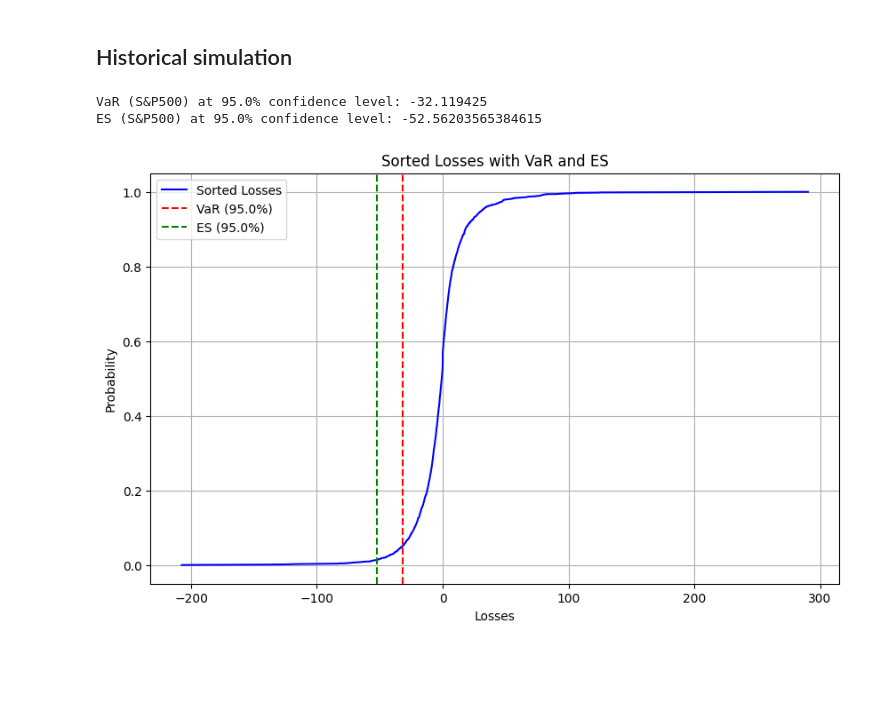
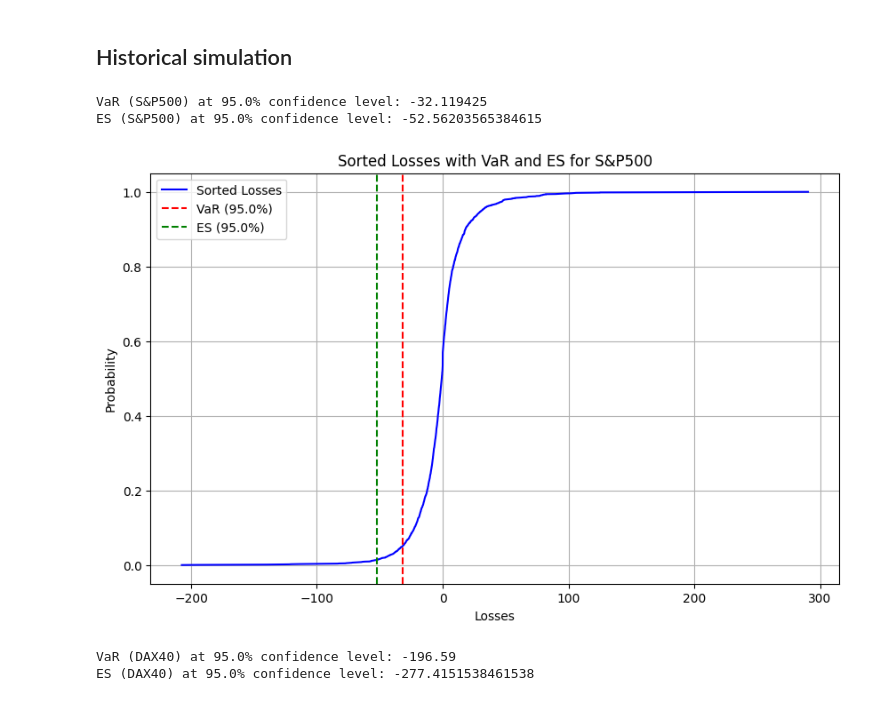
Before and after one commit to Dhruvs120/Quantitative_Risk_Management_Assignments, a Jupyter notebook: initial_notebook.ipynb, the cells around one changed output. Drawn from its saved outputs; the diff is of its cells as text; code cells hidden in the pictures; blank space fills up the shorter version.

```diff
--- a/initial_notebook.ipynb
+++ b/initial_notebook.ipynb
@@ -326,42 +326,60 @@ def main():
 # %% [markdown]
 ## Historical simulation
 # %%
-# Extract historical losses for S&P500
+import matplotlib.pyplot as plt
+import numpy as np
+
+def calculate_var_es(losses, confidence_level):
+    """
+    Calculate Value at Risk (VaR) and Expected Shortfall (ES) for given losses and confidence level.
+    """
+    sorted_losses = losses.sort_values()
+    var_index = int((1 - confidence_level) * len(sorted_losses))
+    VaR = sorted_losses.iloc[var_index]
+    ES = sorted_losses.iloc[:var_index].mean()
+    return VaR, ES, sorted_losses
+
+def plot_losses(sorted_losses, VaR, ES, confidence_level, title):
+    """
+    Plot sorted losses with VaR and ES highlighted.
+    """
+    plt.figure(figsize=(10, 6))
+    plt.plot(sorted_losses.values, np.linspace(0, 1, len(sorted_losses), endpoint=False), label='Sorted Losses', color='blue')
+    plt.axvline(x=VaR, color='red', linestyle='--', label=f'VaR ({confidence_level * 100}%)')
+    plt.axvline(x=ES, color='green', linestyle='--', label=f'ES ({confidence_level * 100}%)')
+    plt.xlabel('Losses')
+    plt.ylabel('Probability')
+    plt.title(title)
+    plt.legend()
+    plt.grid()
+    plt.show()
+
+# Define confidence level
+confidence_level = 0.95
+
+# S&P500
 sp500_losses = main_df[(main_df['Date'] >= '2012-01-04') & (main_df['Date'] <= '2021-12-31')]['C_S&P500_Loss'].dropna()
-
-# Sort the losses in ascending order
-sorted_losses = sp500_losses.sort_values()
-
-# Calculate the index for the VaR based on the confidence level
-var_index = int((1 - confidence_level) * len(sorted_losses))
-
-# Calculate VaR
-VaR_sp500 = sorted_losses.iloc[var_index]
-
-# Calculate ES (average of losses beyond VaR)
-ES_sp500 = sorted_losses.iloc[:var_index].mean()
-
+VaR_sp500, ES_sp500, sorted_sp500_losses = calculate_var_es(sp500_losses, confidence_level)
 print(f"VaR (S&P500) at {confidence_level * 100}% confidence level: {VaR_sp500}")
 print(f"ES (S&P500) at {confidence_level * 100}% confidence level: {ES_sp500}")
+plot_losses(sorted_sp500_losses, VaR_sp500, ES_sp500, confidence_level, 'Sorted Losses with VaR and ES for S&P500')
 
-import matplotlib.pyplot as plt
+# DAX40
+dax40_losses = main_df[(main_df['Date'] >= '2012-01-04') & (main_df['Date'] <= '2021-12-31')]['C_Dax40_Loss'].dropna()
+VaR_dax40, ES_dax40, sorted_dax40_losses = calculate_var_es(dax40_losses, confidence_level)
+print(f"VaR (DAX40) at {confidence_level * 100}% confidence level: {VaR_dax40}")
+print(f"ES (DAX40) at {confidence_level * 100}% confidence level: {ES_dax40}")
+plot_losses(sorted_dax40_losses, VaR_dax40, ES_dax40, confidence_level, 'Sorted Losses with VaR and ES for DAX40')
 
-# Plot the sorted losses as a line graph
-plt.figure(figsize=(10, 6))
-plt.plot(sorted_losses.values, np.linspace(0, 1, len(sorted_losses), endpoint=False), label='Sorted Losses', color='blue')
-
-# Highlight VaR and ES on the graph
-plt.axvline(x=VaR_sp500, color='red', linestyle='--', label=f'VaR ({confidence_level * 100}%)')
-plt.axvline(x=ES_sp500, color='green', linestyle='--', label=f'ES ({confidence_level * 100}%)')
-
-# Add labels, title, and legend
-plt.xlabel('Losses')
-plt.ylabel('Probability')
-plt.title('Sorted Losses with VaR and ES')
-plt.legend()
-plt.grid()
-plt.show()
+# Nikkei
+nikkei_losses = main_df[(main_df['Date'] >= '2012-01-04') & (main_df['Date'] <= '2021-12-31')]['C_Nikkei_Loss'].dropna()
+VaR_nikkei, ES_nikkei, sorted_nikkei_losses = calculate_var_es(nikkei_losses, confidence_level)
+print(f"VaR (Nikkei) at {confidence_level * 100}% confidence level: {VaR_nikkei}")
+print(f"ES (Nikkei) at {confidence_level * 100}% confidence level: {ES_nikkei}")
+plot_losses(sorted_nikkei_losses, VaR_nikkei, ES_nikkei, confidence_level, 'Sorted Losses with VaR and ES for Nikkei')
 # %% [output]
 VaR (S&P500) at 95.0% confidence level: -32.119425
 ES (S&P500) at 95.0% confidence level: -52.56203565384615
-[figure, old version]
+[figure, new version]
+VaR (DAX40) at 95.0% confidence level: -196.59
+ES (DAX40) at 95.0% confidence level: -277.4151538461538
```
Also changed, not shown: parts of 3 cells of this notebook.
